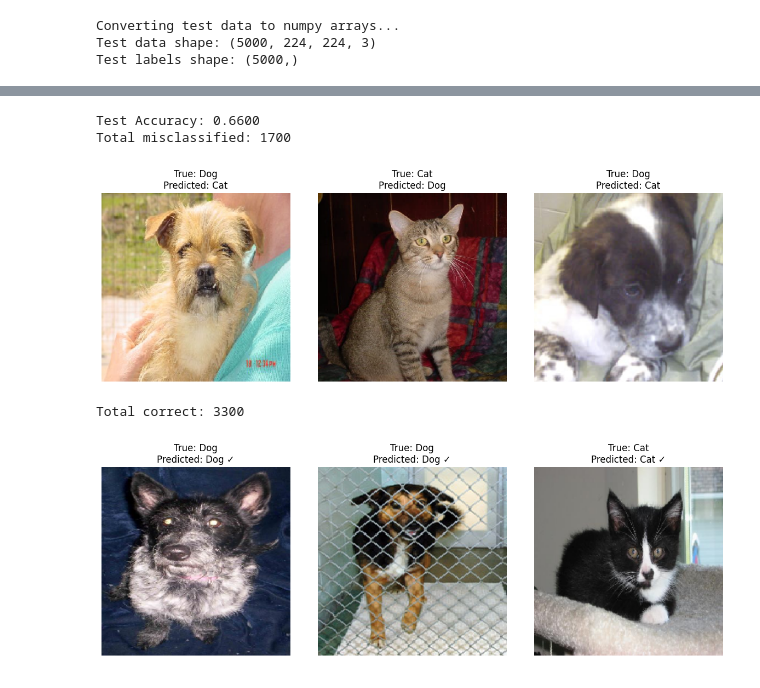
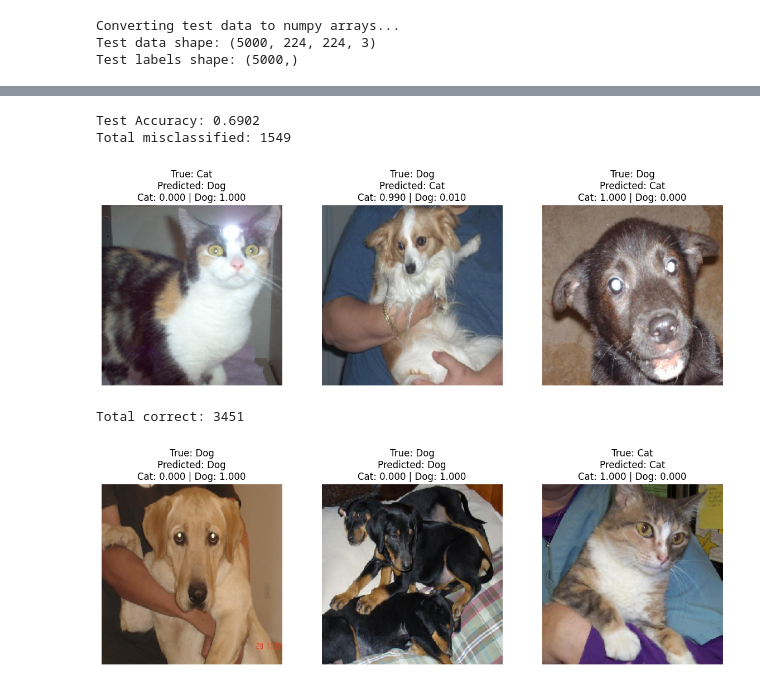
Before and after one commit to noazlee/stat340_bayesian_cnns, a Jupyter notebook: notebooks/standard_cnn_cats_dogs.ipynb, the cells around one changed output, grey strips where cells are left out. Drawn from its saved outputs; the diff is of its cells as text; code cells hidden in the pictures.

```diff
--- a/notebooks/standard_cnn_cats_dogs.ipynb
+++ b/notebooks/standard_cnn_cats_dogs.ipynb
@@ -401,11 +407,7 @@ Final Validation Accuracy: 84.70%
 device = torch.device('cuda' if torch.cuda.is_available() else 'cpu')
 
 model = CNN().to(device)
-
-# Load the checkpoint
-checkpoint = torch.load(f'{save_dir}/checkpoint_epoch_10_standard.pth')
-
-# Extract and load only the model state dictionary
+checkpoint = torch.load(f'{save_dir}/standard_cnn_catdog.pth', weights_only=False)
 model.load_state_dict(checkpoint['model_state_dict'])
 model.eval()
 # %% [output]
@@ -525,57 +507,56 @@ weighted avg       0.71      0.66      0.64      5000
 # %%
+accuracy = (y_pred == y_test_true).mean()
+print(f"Test Accuracy: {accuracy:.4f}")
 
-# Calculate accuracy
-accuracy = (y_pred == y_test_true).mean()
-print(f"\nTest Accuracy: {accuracy:.4f}")
-
-# Find misclassified examples
+# Misclassified examples
 misclassified_idx = np.where(y_pred != y_test_true)[0]
 
 print(f"Total misclassified: {len(misclassified_idx)}")
-
-# Select 3 random misclassified examples
 n_examples = min(3, len(misclassified_idx))
 random_idx = np.random.choice(misclassified_idx, n_examples, replace=False)
 
-# Plot the misclassified images
 fig, axes = plt.subplots(1, 3, figsize=(12, 4))
-
 class_names = ['Cat', 'Dog']
 
 for i, idx in enumerate(random_idx):
-    # Convert from channels-first back to channels-last for visualization
     img = X_test[idx].astype(np.uint8)
+    cat_prob = y_pred_proba[idx][0]
+    dog_prob = y_pred_proba[idx][1]
+
     axes[i].imshow(img)
     axes[i].set_title(f"True: {class_names[y_test_true[idx]]}\n"
-                     f"Predicted: {class_names[y_pred[idx]]}")
+                     f"Predicted: {class_names[y_pred[idx]]}\n"
+                     f"Cat: {cat_prob:.3f} | Dog: {dog_prob:.3f}")
     axes[i].axis('off')
 
 plt.tight_layout()
 plt.show()
 
-# Visualize some correct predictions too
+# Correct predictions
 correct_idx = np.where(y_pred == y_test_true)[0]
-print(f"\nTotal correct: {len(correct_idx)}")
+print(f"Total correct: {len(correct_idx)}")
 
-# Select 3 random correct examples
 n_correct = min(3, len(correct_idx))
 correct_random_idx = np.random.choice(correct_idx, n_correct, replace=False)
 
-# Plot the correctly classified images
 fig, axes = plt.subplots(1, 3, figsize=(12, 4))
 
 for i, idx in enumerate(correct_random_idx):
     img = X_test[idx].astype(np.uint8)
+    cat_prob = y_pred_proba[idx][0]
+    dog_prob = y_pred_proba[idx][1]
+
     axes[i].imshow(img)
     axes[i].set_title(f"True: {class_names[y_test_true[idx]]}\n"
-                     f"Predicted: {class_names[y_pred[idx]]} ✓")
+                     f"Predicted: {class_names[y_pred[idx]]}\n"
+                     f"Cat: {cat_prob:.3f} | Dog: {dog_prob:.3f}")
     axes[i].axis('off')
 
 plt.tight_layout()
 plt.show()
 # %% [output]
-Test Accuracy: 0.6600
-Total misclassified: 1700
+Test Accuracy: 0.6902
+Total misclassified: 1549
-[figure, old version]
+[figure, new version]
-Total correct: 3300
+Total correct: 3451
-[figure, old version]
+[figure, new version]
```
Also changed, not shown: parts of 12 cells of this notebook, 5 other files.
